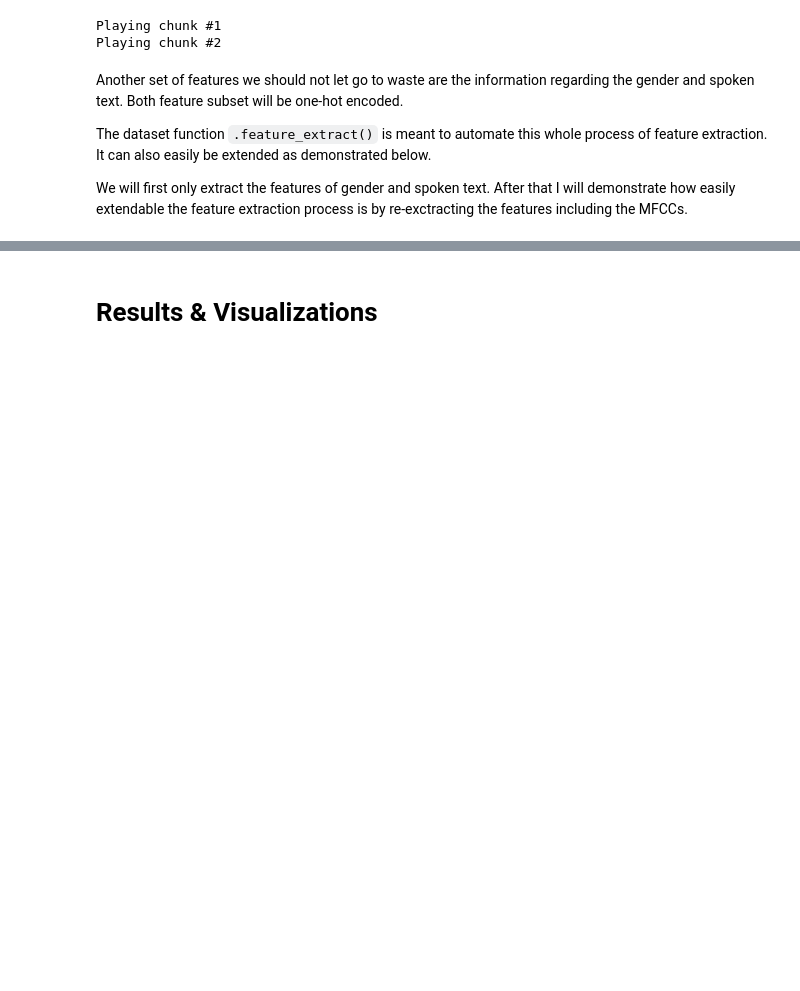
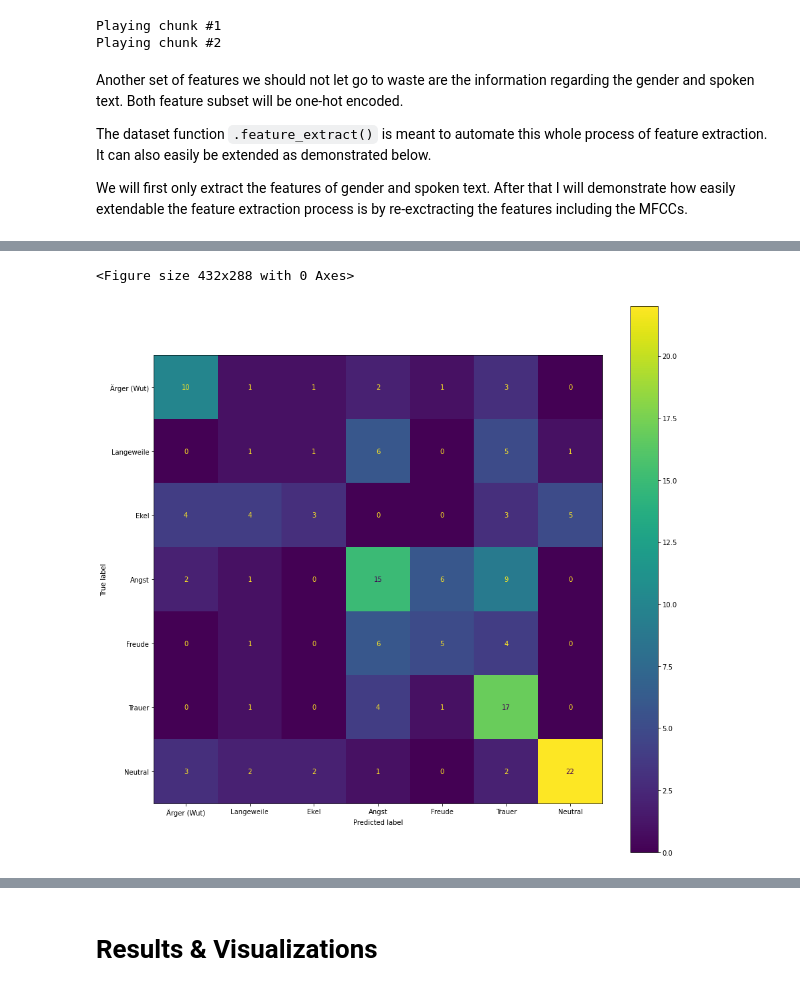
Before and after one commit to nsiicm0/SER, a Jupyter notebook: report/Report_SER.ipynb, the cells around one changed output, grey strips where cells are left out. Cells and saved outputs as stored; diff of their text form; code cells hidden in the pictures; blank space fills up the shorter version.

```diff
--- a/report/Report_SER.ipynb
+++ b/report/Report_SER.ipynb
@@ -465,0 +582,4 @@ Features: (775, 3610)
+# %%
+y_pred = clf.predict(X_test)
+
+print(classification_report(y_test, y_pred, target_names=target_emotions))
@@ -465,0 +651,11 @@ Features: (775, 3610)
+# %%
+
+cm = confusion_matrix(y_test, y_pred, labels=ker.classes_)
+disp = ConfusionMatrixDisplay(confusion_matrix=cm, display_labels=emotions.values())
+plt.clf()
+fig, ax = plt.subplots(figsize=(15, 15))
+disp.plot(include_values=True, cmap='viridis', ax=ax, xticks_rotation='horizontal')
+plt.show()
+# %% [output]
+<Figure size 432x288 with 0 Axes>
+[figure, added]
```
Also changed, not shown: parts of 32 cells of this notebook, 6 other files.
